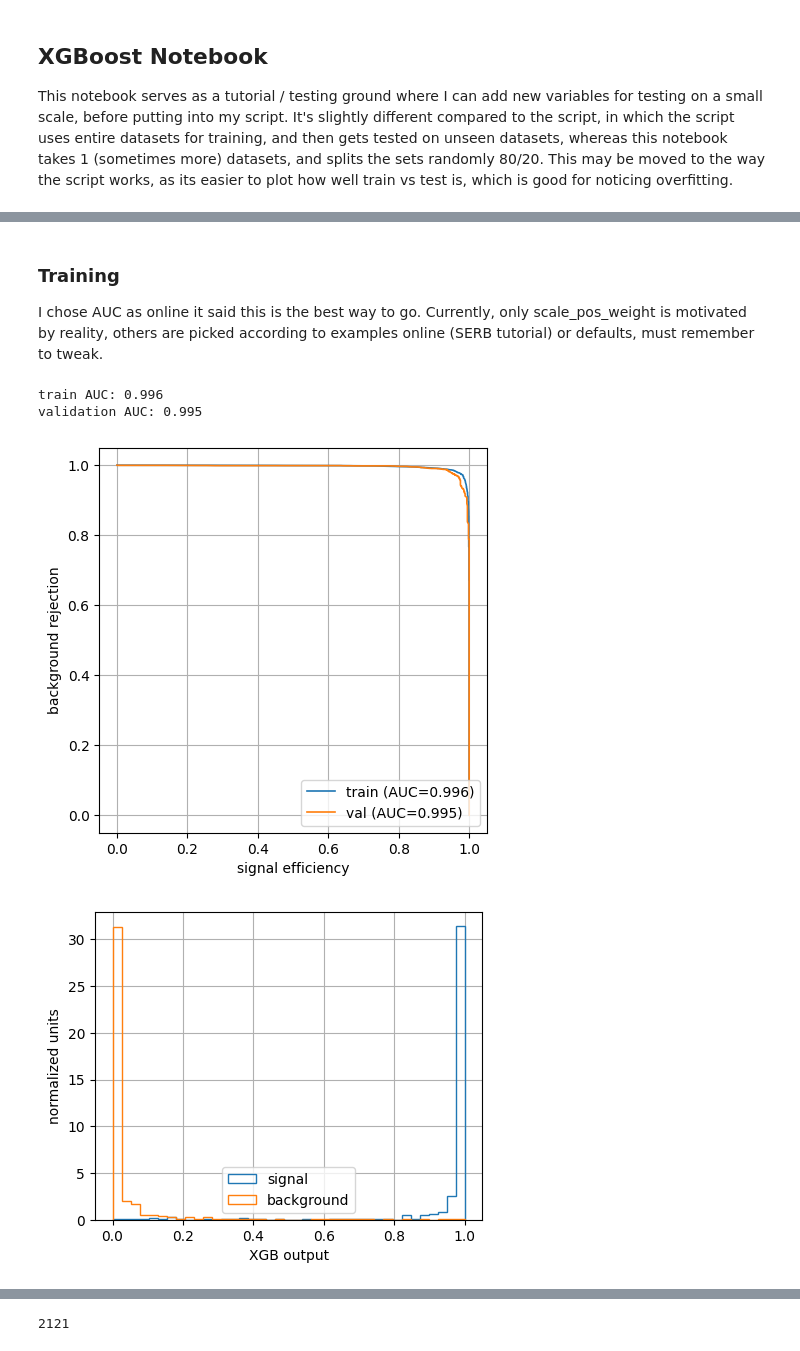
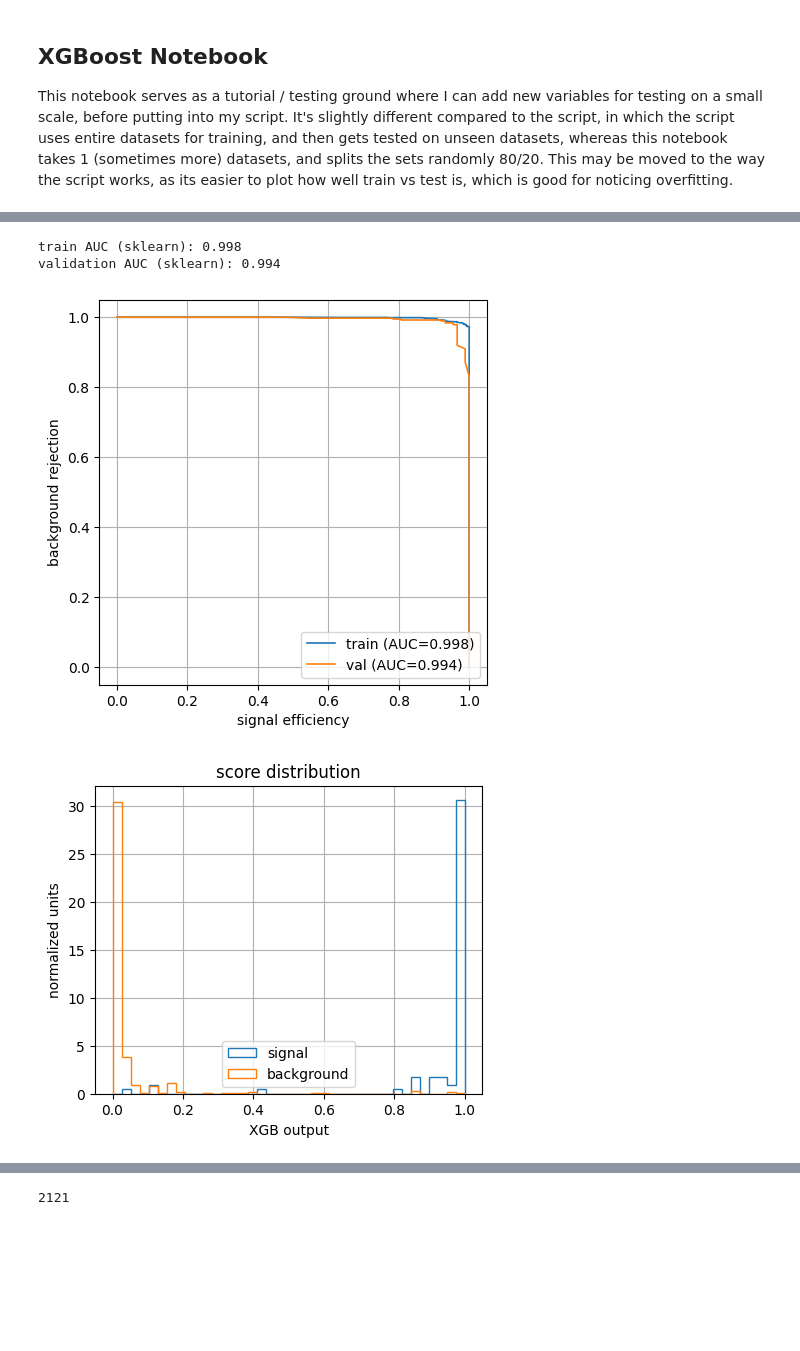
Before and after one commit to nalted/Masters-Project-Public, a Jupyter notebook: projectxg/xgboost_tutorial.ipynb, the cells around one changed output, grey strips where cells are left out. Cells and saved outputs as stored; diff of their text form; code cells hidden in the pictures; blank space fills up the shorter version.

```diff
--- a/projectxg/xgboost_tutorial.ipynb
+++ b/projectxg/xgboost_tutorial.ipynb
@@ -369,47 +389,57 @@ true electrons in val: 605
-# %% [markdown]
-### **Training**
-
-I chose AUC as online it said this is the best way to go. Currently, only scale_pos_weight is motivated by reality, others are picked according to examples online (SERB tutorial) or defaults, must remember to tweak.
 # %%
 from sklearn.metrics import roc_curve, auc
 
-# validation metrics and plots (mirrors tutorial style)
-train_pred = bst.predict(dtrain)
-val_pred = bst.predict(dval)
 
-fpr_train, tpr_train, _ = roc_curve(y_train, train_pred) # false positive rate, true positive rate for train
-fpr_val, tpr_val, _ = roc_curve(y_val, val_pred) # same but for the test
+train_pred_sklearn = model.predict_proba(X_train)[:, 1] # gets the predicted probabilities for the positive class
+val_pred_sklearn = model.predict_proba(X_val)[:, 1]
 
-train_auc = auc(fpr_train, tpr_train) # auc = area under ROC -> measures ability to distinguish classes
-val_auc = auc(fpr_val, tpr_val)
 
-print(f"train AUC: {train_auc:.3f}")
-print(f"validation AUC: {val_auc:.3f}")
 
+fpr_train_sklearn, tpr_train_sklearn, _ = roc_curve(y_train, train_pred_sklearn)
+fpr_val_sklearn, tpr_val_sklearn, _ = roc_curve(y_val, val_pred_sklearn)
+
+
+
+train_auc_sklearn = auc(fpr_train_sklearn, tpr_train_sklearn)
+val_auc_sklearn = auc(fpr_val_sklearn, tpr_val_sklearn)
+
+
+print(f"train AUC (sklearn): {train_auc_sklearn:.3f}")
+print(f"validation AUC (sklearn): {val_auc_sklearn:.3f}")
+
+
+
+
+# roc curve using sklearn wrapper
 fig, ax = plt.subplots(figsize=(5, 5))
-ax.plot(tpr_train, 1 - fpr_train, lw=1.2, label=f"train (AUC={train_auc:.3f})") # 1 - fpr to give background rejection
-ax.plot(tpr_val, 1 - fpr_val, lw=1.2, label=f"val (AUC={val_auc:.3f})")
+ax.plot(tpr_train_sklearn, 1 - fpr_train_sklearn, lw=1.2, label=f"train (AUC={train_auc_sklearn:.3f})") # 1 - fpr to give background rejection
+ax.plot(tpr_val_sklearn, 1 - fpr_val_sklearn, lw=1.2, label=f"val (AUC={val_auc_sklearn:.3f})")
 ax.set_xlabel("signal efficiency")
 ax.set_ylabel("background rejection")
+ax.set_title = ("roc curve")
 ax.grid(True)
 ax.legend(loc="lower right")
 plt.show()
 
-# score distributions for sanity check
+
+
+
+# score distribution using sklearn
 bins = np.linspace(0, 1, 40)
-sig_scores = val_pred[y_val == 1]
-bkg_scores = val_pred[y_val == 0]
-fig, ax = plt.subplots(figsize=(5, 4))
-ax.hist(sig_scores, bins=bins, histtype="step", density=True, label="signal")
-ax.hist(bkg_scores, bins=bins, histtype="step", density=True, label="background")
+sig_scores_sk = val_pred_sklearn[y_val == 1]
+bkg_scores_sk = val_pred_sklearn[y_val == 0]
+fig, ax = plt.subplots(figsize=(5,4))
+ax.hist(sig_scores_sk, bins = bins, histtype = "step", density = True, label = "signal")
+ax.hist(bkg_scores_sk, bins = bins, histtype = "step", density = True, label = "background")
 ax.set_xlabel("XGB output")
 ax.set_ylabel("normalized units")
+ax.set_title("score distribution")
 ax.legend()
 ax.grid(True)
 plt.show()
 # %% [output]
-train AUC: 0.996
-validation AUC: 0.995
+train AUC (sklearn): 0.998
+validation AUC (sklearn): 0.994
-[figure, old version]
+[figure, new version]
-[figure, old version]
+[figure, new version]
 # %%
```
Also changed, not shown: parts of 16 cells of this notebook.
